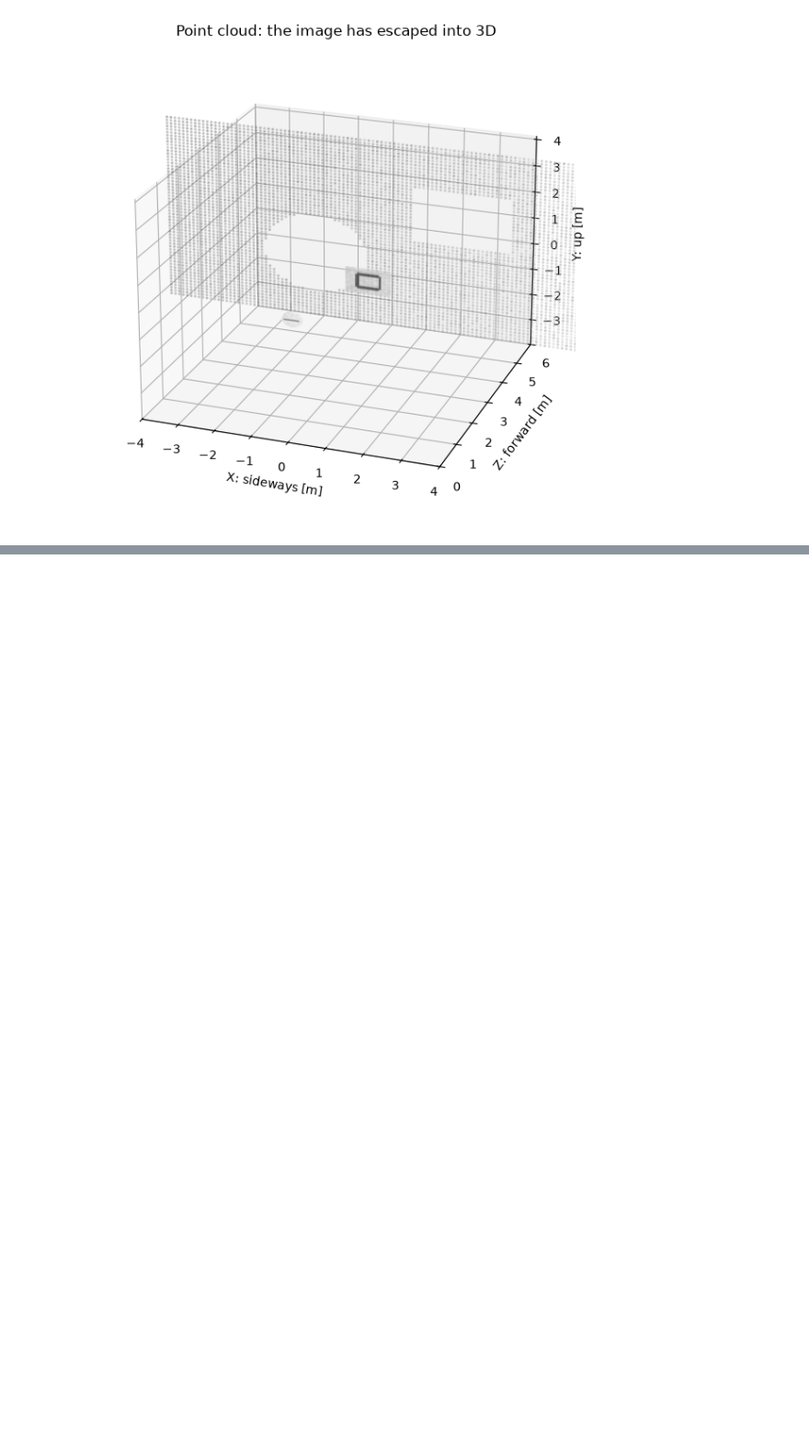
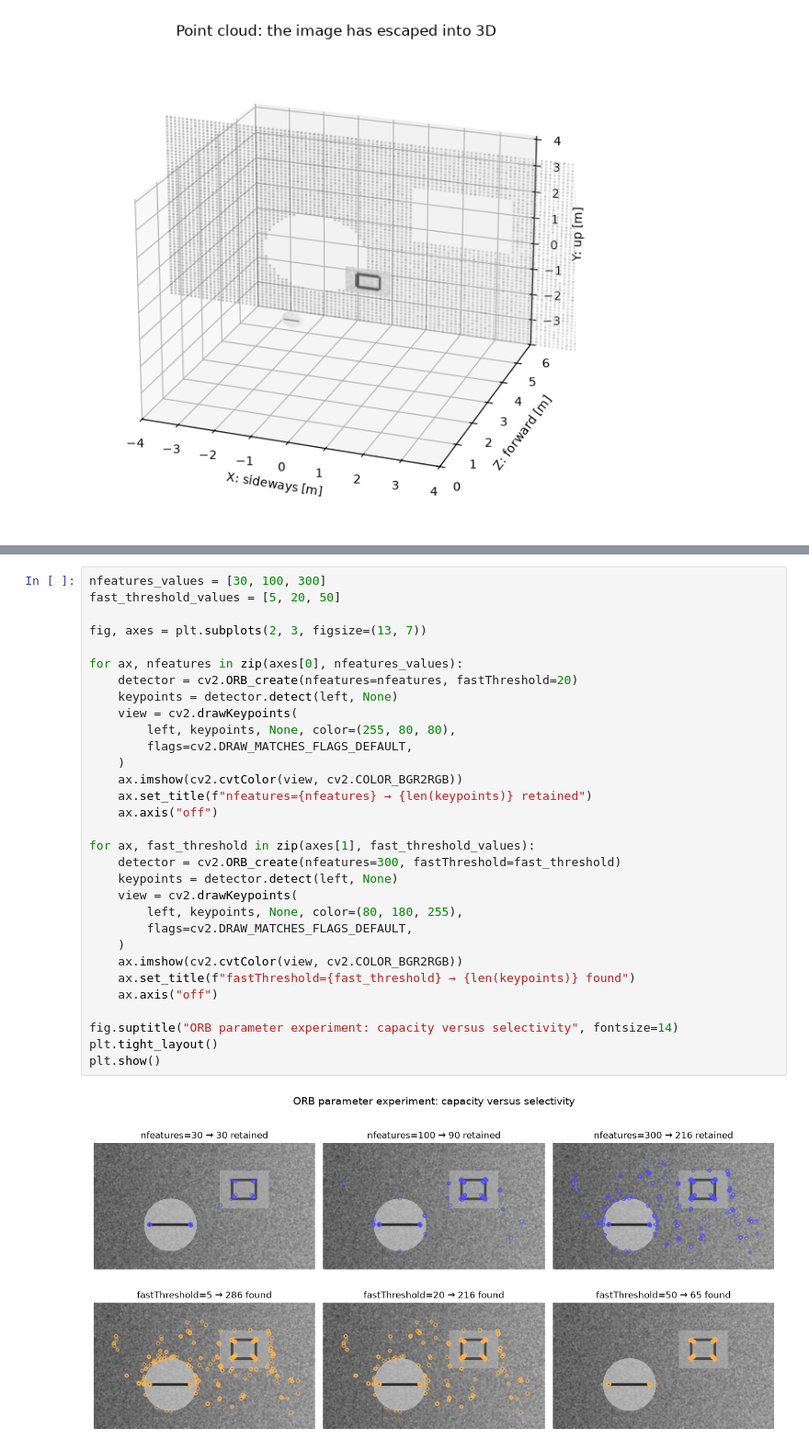
Before and after one commit to Maxstef/wave-part-dual, a Jupyter notebook: notebooks/classical_cv/04_stereo_depth_and_point_clouds.ipynb, the cells around one changed output, grey strips where cells are left out. Shown at 92% size. Cells and saved outputs as stored; diff of their text form; blank space fills up the shorter version.

Commit message:
WIP stereo depth notebook active IR and keypoints sections

```diff
--- a/notebooks/classical_cv/04_stereo_depth_and_point_clouds.ipynb
+++ b/notebooks/classical_cv/04_stereo_depth_and_point_clouds.ipynb
@@ -423 +530,34 @@ This produces sparse correspondences rather than a full depth map. It is useful
+# %%
+nfeatures_values = [30, 100, 300]
+fast_threshold_values = [5, 20, 50]
+
+fig, axes = plt.subplots(2, 3, figsize=(13, 7))
+
+for ax, nfeatures in zip(axes[0], nfeatures_values):
+    detector = cv2.ORB_create(nfeatures=nfeatures, fastThreshold=20)
+    keypoints = detector.detect(left, None)
+    view = cv2.drawKeypoints(
+        left, keypoints, None, color=(255, 80, 80),
+        flags=cv2.DRAW_MATCHES_FLAGS_DEFAULT,
+    )
+    ax.imshow(cv2.cvtColor(view, cv2.COLOR_BGR2RGB))
+    ax.set_title(f"nfeatures={nfeatures} → {len(keypoints)} retained")
+    ax.axis("off")
+
+for ax, fast_threshold in zip(axes[1], fast_threshold_values):
+    detector = cv2.ORB_create(nfeatures=300, fastThreshold=fast_threshold)
+    keypoints = detector.detect(left, None)
+    view = cv2.drawKeypoints(
+        left, keypoints, None, color=(80, 180, 255),
+        flags=cv2.DRAW_MATCHES_FLAGS_DEFAULT,
+    )
+    ax.imshow(cv2.cvtColor(view, cv2.COLOR_BGR2RGB))
+    ax.set_title(f"fastThreshold={fast_threshold} → {len(keypoints)} found")
+    ax.axis("off")
+
+fig.suptitle("ORB parameter experiment: capacity versus selectivity", fontsize=14)
+plt.tight_layout()
+plt.show()
+# %% [output]
+[figure, added]
 # %%
```
Also changed, not shown: parts of 5 cells of this notebook.
